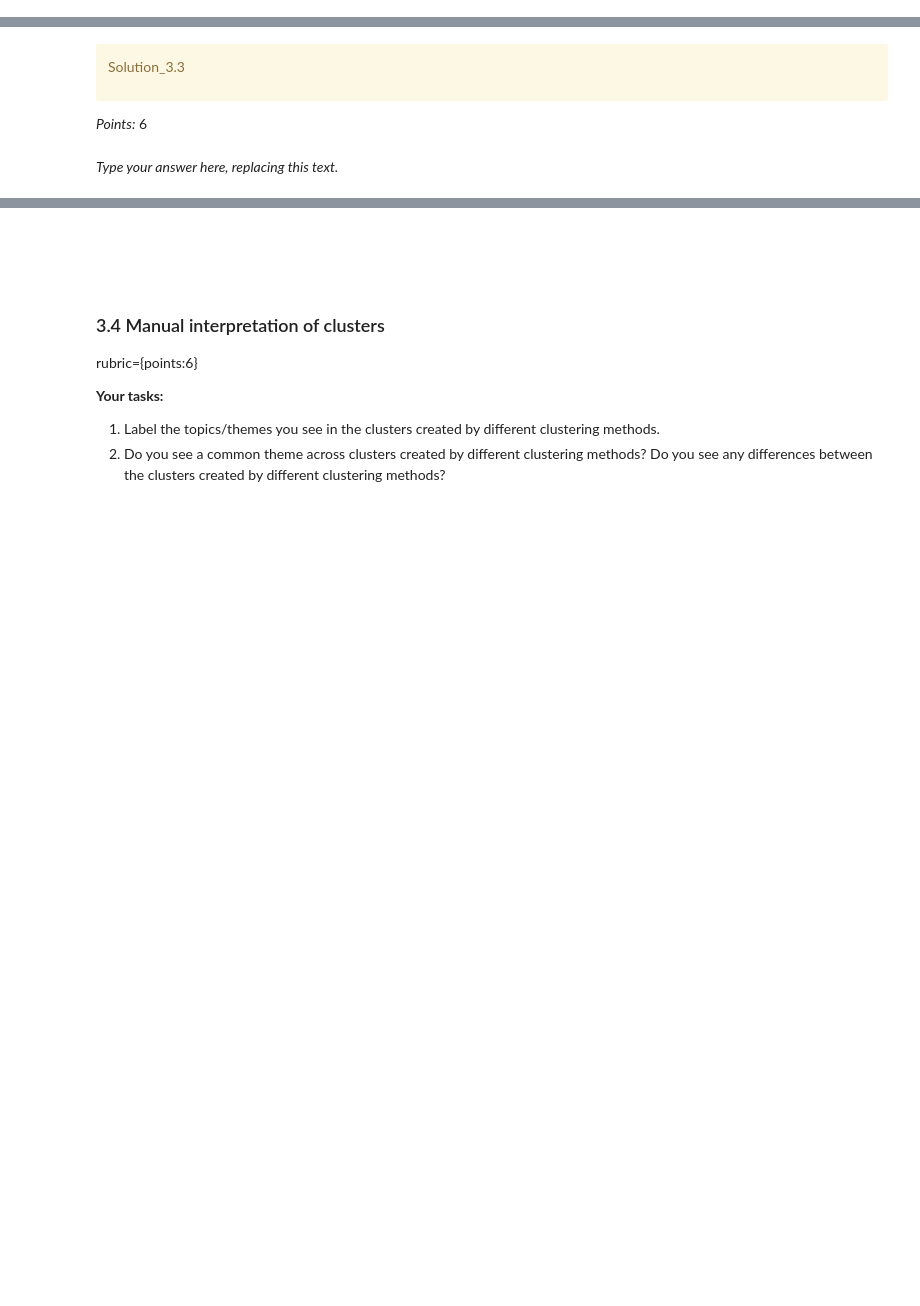
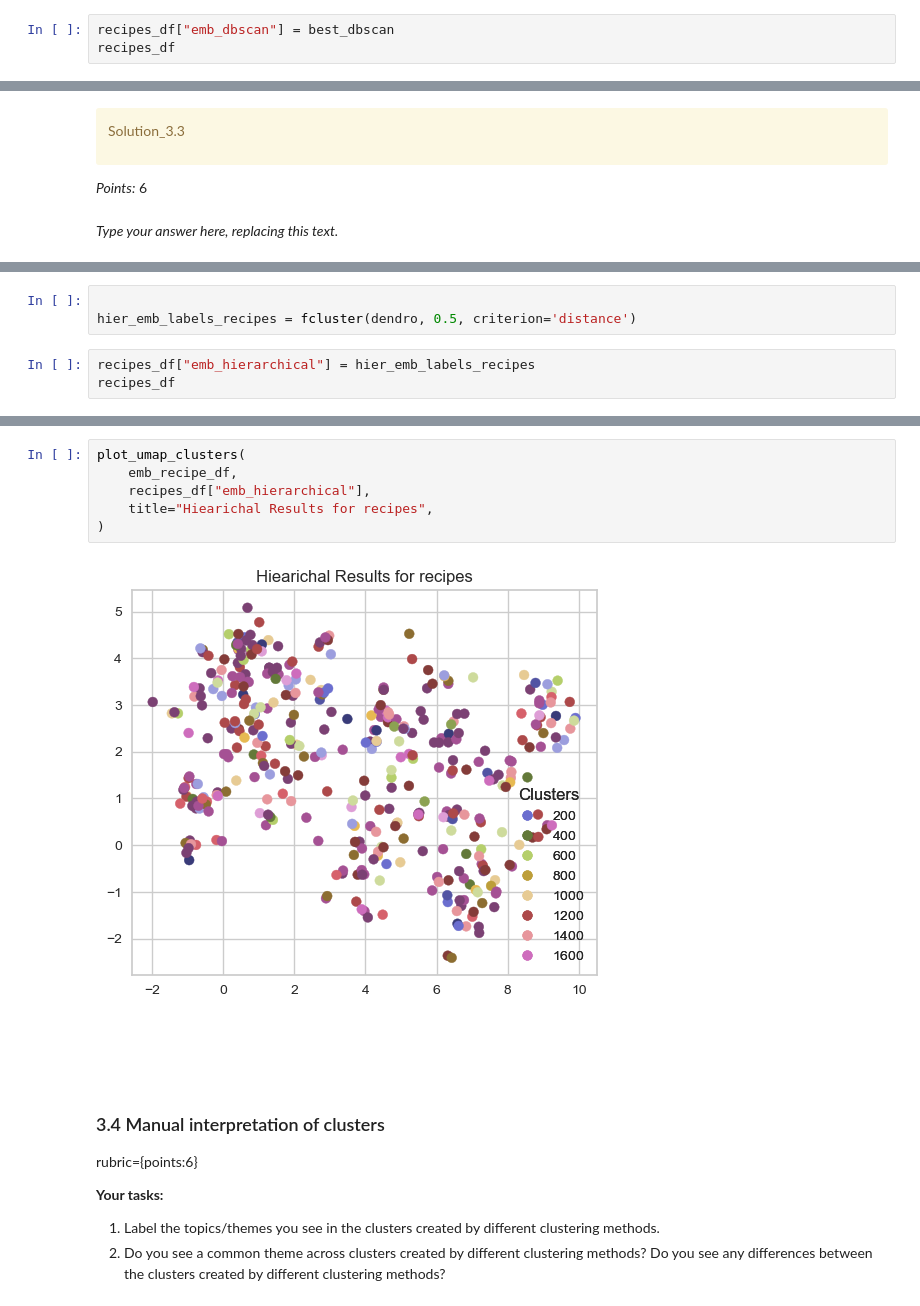
Before and after one commit to Hanson-Sun/cpsc330-hw6, a Jupyter notebook: hw6.ipynb, the cells around one changed output, grey strips where cells are left out. Drawn from its saved outputs; the diff is of its cells as text; blank space fills up the shorter version.

```diff
--- a/hw6.ipynb
+++ b/hw6.ipynb
@@ -917,0 +1010,3 @@ _Type your answer here, replacing this text._
+# %%
+recipes_df["emb_dbscan"] = best_dbscan
+recipes_df
@@ -945,0 +1051,6 @@ _Type your answer here, replacing this text._
+# %%
+
+hier_emb_labels_recipes = fcluster(dendro, 0.5, criterion='distance')
+# %%
+recipes_df["emb_hierarchical"] = hier_emb_labels_recipes
+recipes_df
@@ -946,3 +1071,11 @@ _Type your answer here, replacing this text._
+# %%
+plot_umap_clusters(
+    emb_recipe_df,
+    recipes_df["emb_hierarchical"],
+    title="Hiearichal Results for recipes",
+)
+# %% [output]
+[figure, added]
 # %% [markdown]
 <!-- END QUESTION -->
 
```
Also changed, not shown: parts of 23 cells of this notebook.
